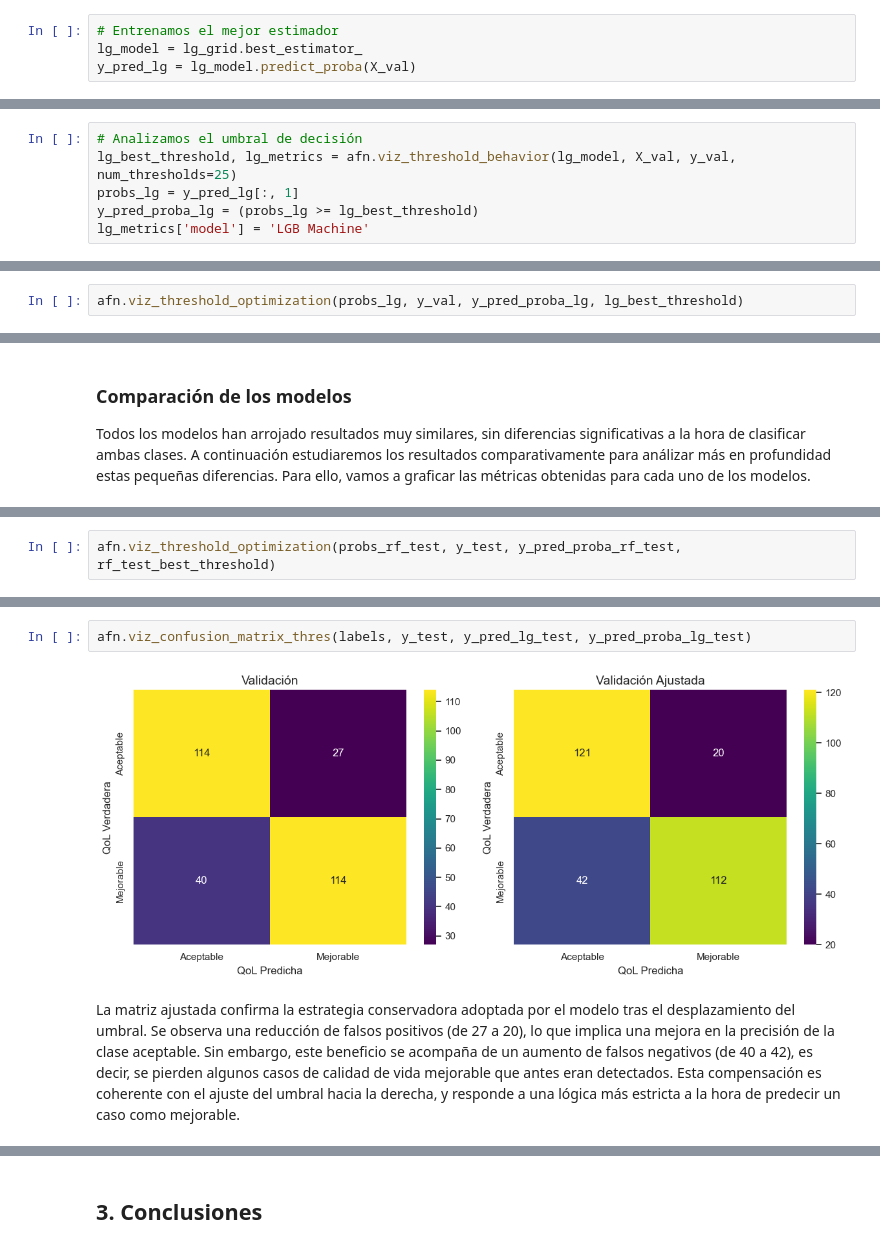
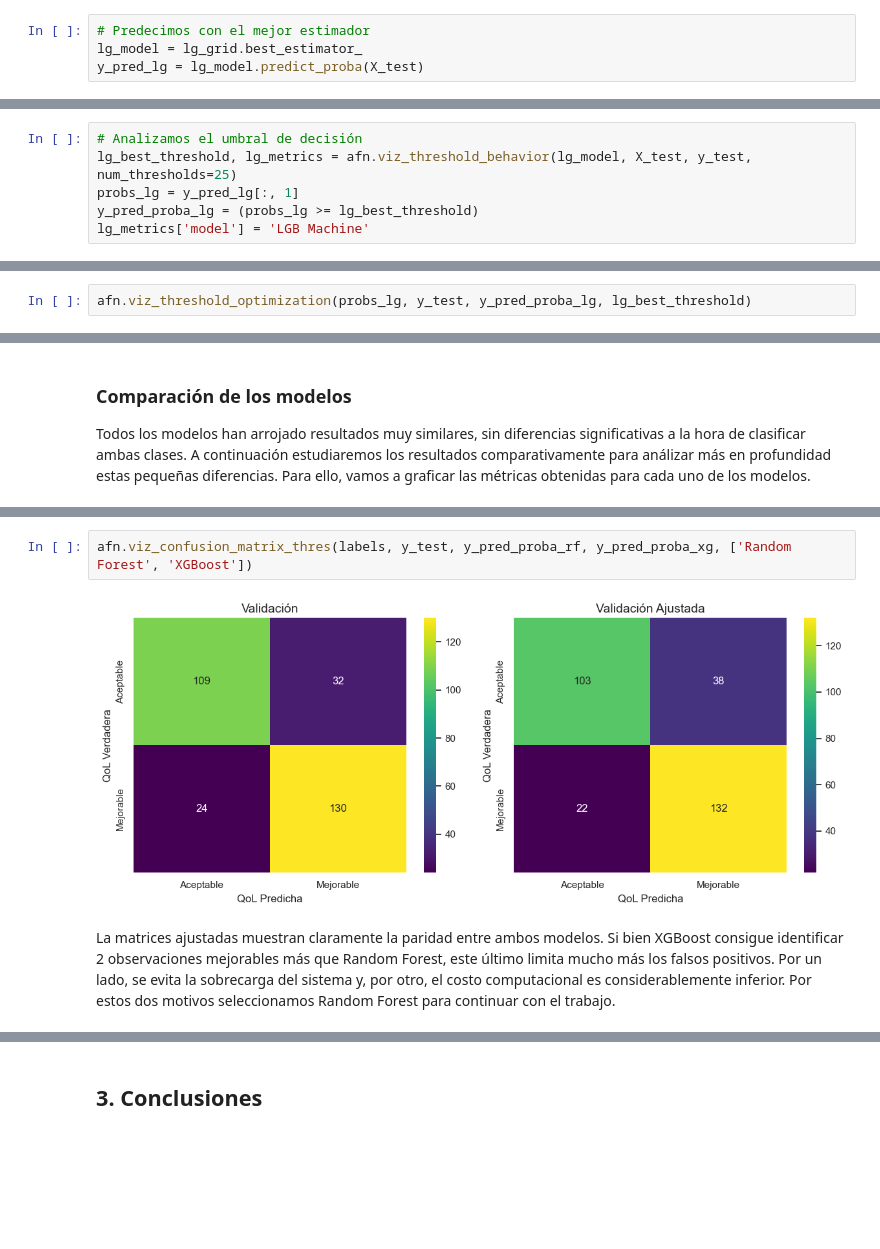
Before and after one commit to ppimas-uoc/TFG---Inteligencia-Artificial, a Jupyter notebook: Fase 2/2.2_Modelado_binario.ipynb, the cells around one changed output, grey strips where cells are left out. Drawn from its saved outputs; the diff is of its cells as text; blank space fills up the shorter version.

Commit message:
modelado binario actualizado

```diff
--- a/Fase 2/2.2_Modelado_binario.ipynb
+++ b/Fase 2/2.2_Modelado_binario.ipynb
@@ -816,5 +767,5 @@ A nivel de rendimiento, el modelo alcanzó una media de f1-score de 0.804, con u
 # %%
-# Entrenamos el mejor estimador
+# Predecimos con el mejor estimador
 lg_model = lg_grid.best_estimator_
-y_pred_lg = lg_model.predict_proba(X_val)
+y_pred_lg = lg_model.predict_proba(X_test)
 # %%
@@ -847,6 +796,6 @@ Los gráficos de precisión, recall y f1-score por clase muestran caídas propor
 # %%
 # Analizamos el umbral de decisión
-lg_best_threshold, lg_metrics = afn.viz_threshold_behavior(lg_model, X_val, y_val, num_thresholds=25)
+lg_best_threshold, lg_metrics = afn.viz_threshold_behavior(lg_model, X_test, y_test, num_thresholds=25)
 probs_lg = y_pred_lg[:, 1]
 y_pred_proba_lg = (probs_lg >= lg_best_threshold)
 lg_metrics['model'] = 'LGB Machine'
@@ -872,5 +825,5 @@ afn.viz_confusion_matrix_thres(labels, y_val, y_pred_val_lg, y_pred_proba_lg)
 # %% [markdown]
 La matriz de confusión confirma nuevamnete que el modelo es capaz de realizar una clasificación muy cercana a su mejor capacidad con el umbral ajustado. Como era de esperar los resultados son muy similares al modelo de ensamble, aunque con una mejora apenas perceptible en los falsos negativos.
 # %%
-afn.viz_threshold_optimization(probs_lg, y_val, y_pred_proba_lg, lg_best_threshold)
+afn.viz_threshold_optimization(probs_lg, y_test, y_pred_proba_lg, lg_best_threshold)
 # %% [output]
@@ -968,2 +859,0 @@ La matriz de confusión ajustada confirma el aumento de falsos positivos (FP) co
-# %%
-afn.viz_threshold_optimization(probs_rf_test, y_test, y_pred_proba_rf_test, rf_test_best_threshold)
@@ -1030,6 +860,6 @@ weighted avg       0.80      0.79      0.79       295
 # %%
-afn.viz_confusion_matrix_thres(labels, y_test, y_pred_lg_test, y_pred_proba_lg_test)
+afn.viz_confusion_matrix_thres(labels, y_test, y_pred_proba_rf, y_pred_proba_xg, ['Random Forest', 'XGBoost'])
 # %% [output]
-[figure, old version]
+[figure, new version]
 # %% [markdown]
-La matriz ajustada confirma la estrategia conservadora adoptada por el modelo tras el desplazamiento del umbral. Se observa una reducción de falsos positivos (de 27 a 20), lo que implica una mejora en la precisión de la clase aceptable. Sin embargo, este beneficio se acompaña de un aumento de falsos negativos (de 40 a 42), es decir, se pierden algunos casos de calidad de vida mejorable que antes eran detectados. Esta compensación es coherente con el ajuste del umbral hacia la derecha, y responde a una lógica más estricta a la hora de predecir un caso como mejorable.
+La matrices ajustadas muestran claramente la paridad entre ambos modelos. Si bien XGBoost consigue identificar 2 observaciones mejorables más que Random Forest, este último limita mucho más los falsos positivos. Por un lado, se evita la sobrecarga del sistema y, por otro, el costo computacional es considerablemente inferior. Por estos dos motivos seleccionamos Random Forest para continuar con el trabajo.
```
Also changed, not shown: parts of 80 cells of this notebook, 9 other files.
